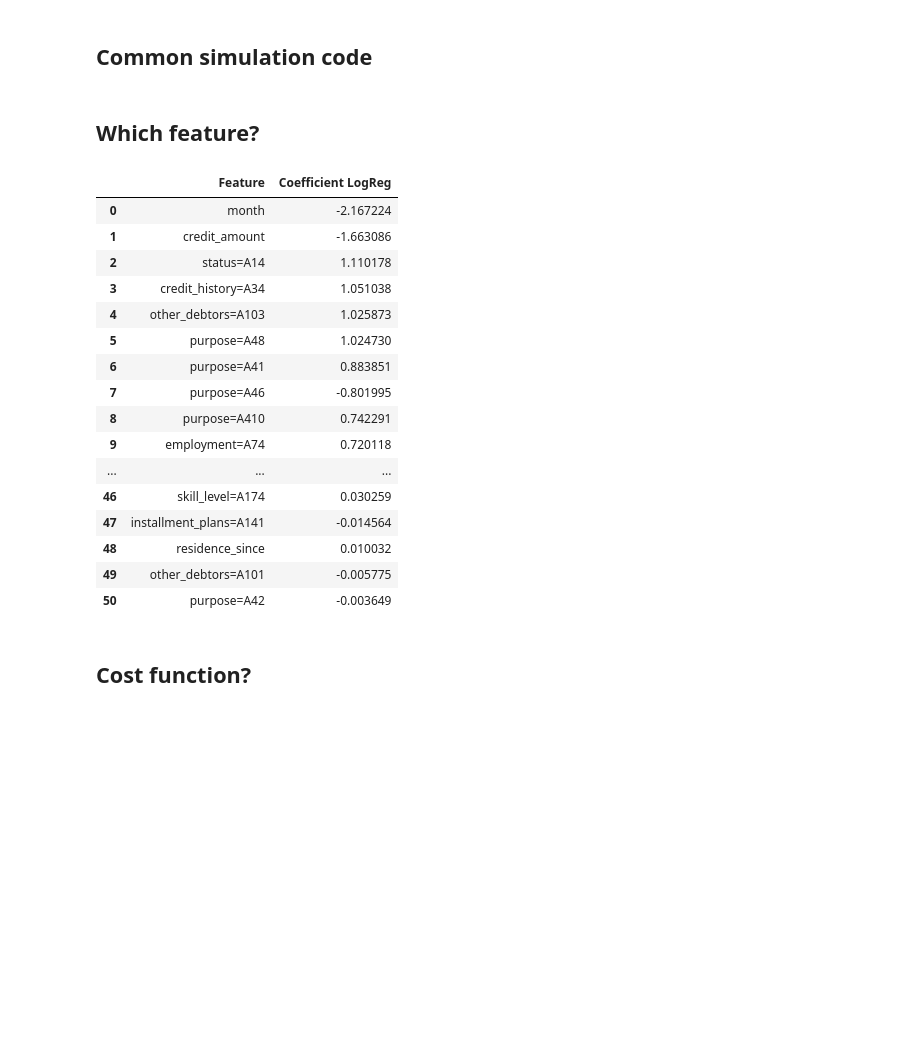
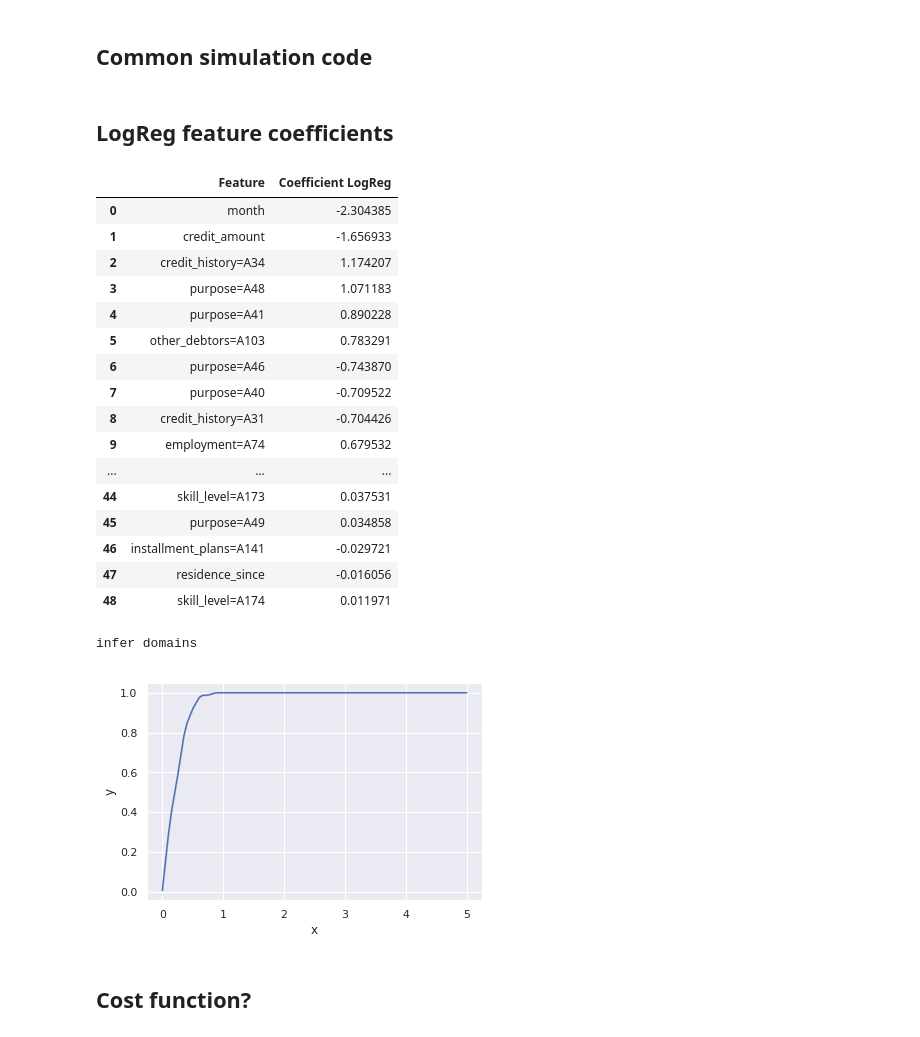
Before and after one commit to resulknad/fair-sim, a Jupyter notebook: main_plots.ipynb, the cells around one changed output. Saved outputs shown, nothing was run; the diff lists cells and outputs as text; code cells hidden in the pictures; blank space fills up the shorter version.

```diff
--- a/main_plots.ipynb
+++ b/main_plots.ipynb
@@ -63,28 +88,45 @@ def do_sim(learner, cost_fixed=cost_fixed, cost_fixed_dep=None, collect_incentiv
     result_set = sim.start_simulation(runs=1)
     return result_set
 # %% [markdown]
-## Which feature?
+## LogReg feature coefficients
-# %%
-l = LogisticLearner()
-l.fit(data)
-display(pd.DataFrame(columns=['Feature', 'Coefficient LogReg'], data=l.coefs))
-# %% [output]
-|  | Feature | Coefficient LogReg |
-| 0 | month | -2.167224 |
-| 1 | credit_amount | -1.663086 |
-| 2 | status=A14 | 1.110178 |
-| 3 | credit_history=A34 | 1.051038 |
-| 4 | other_debtors=A103 | 1.025873 |
-| 5 | purpose=A48 | 1.024730 |
-| 6 | purpose=A41 | 0.883851 |
-| 7 | purpose=A46 | -0.801995 |
-| 8 | purpose=A410 | 0.742291 |
-| 9 | employment=A74 | 0.720118 |
-| ... | ... | ... |
-| 46 | skill_level=A174 | 0.030259 |
-| 47 | installment_plans=A141 | -0.014564 |
-| 48 | residence_since | 0.010032 |
-| 49 | other_debtors=A101 | -0.005775 |
-| 50 | purpose=A42 | -0.003649 |
+# %%
+
+data = dataset()
+l = LogisticLearner()
+l.fit(data)
+
+display(pd.DataFrame(columns=['Feature', 'Coefficient LogReg'], data=l.coefs))
+
+dist_plot_attr = 'month'
+data.infer_domain()
+fns = data.rank_fns()
+
+sample = np.linspace(0,5,100)
+data_arr = list(map(fns[1][dist_plot_attr], sample))
+data_arr.extend(list(map(fns[1][dist_plot_attr], sample)))
+data_arr = np.array([np.hstack((sample,sample)), data_arr]).transpose()
+df = pd.DataFrame(data=data_arr, columns=['x', 'y'])
+ax = sns.lineplot(x='x', y="y",data=df)
+plt.show()
+# %% [output]
+|  | Feature | Coefficient LogReg |
+| 0 | month | -2.304385 |
+| 1 | credit_amount | -1.656933 |
+| 2 | credit_history=A34 | 1.174207 |
+| 3 | purpose=A48 | 1.071183 |
+| 4 | purpose=A41 | 0.890228 |
+| 5 | other_debtors=A103 | 0.783291 |
+| 6 | purpose=A46 | -0.743870 |
+| 7 | purpose=A40 | -0.709522 |
+| 8 | credit_history=A31 | -0.704426 |
+| 9 | employment=A74 | 0.679532 |
+| ... | ... | ... |
+| 44 | skill_level=A173 | 0.037531 |
+| 45 | purpose=A49 | 0.034858 |
+| 46 | installment_plans=A141 | -0.029721 |
+| 47 | residence_since | -0.016056 |
+| 48 | skill_level=A174 | 0.011971 |
+infer domains
+[figure, added]
 # %% [markdown]
 ## Cost function?
```
Also changed, not shown: parts of 13 cells of this notebook, 18 other files.
